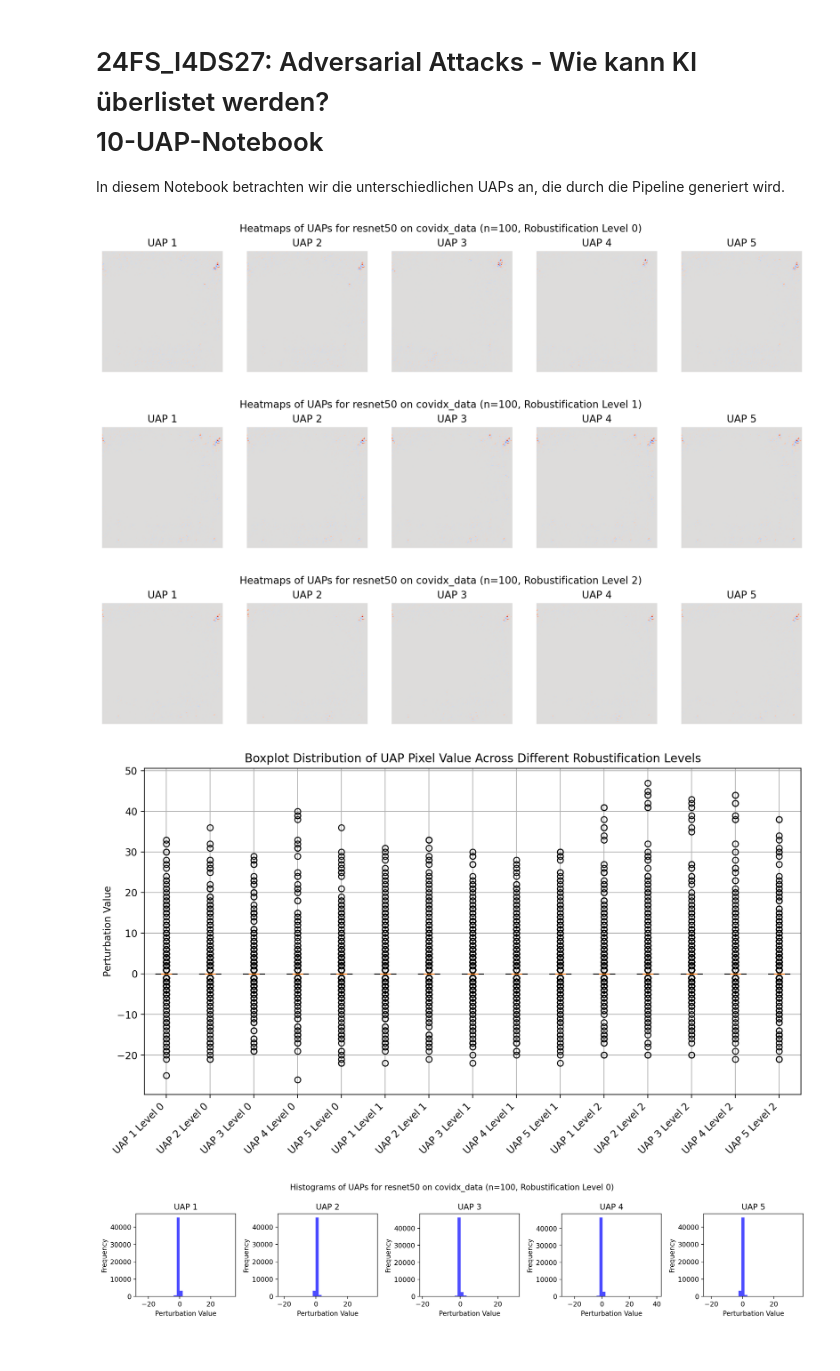
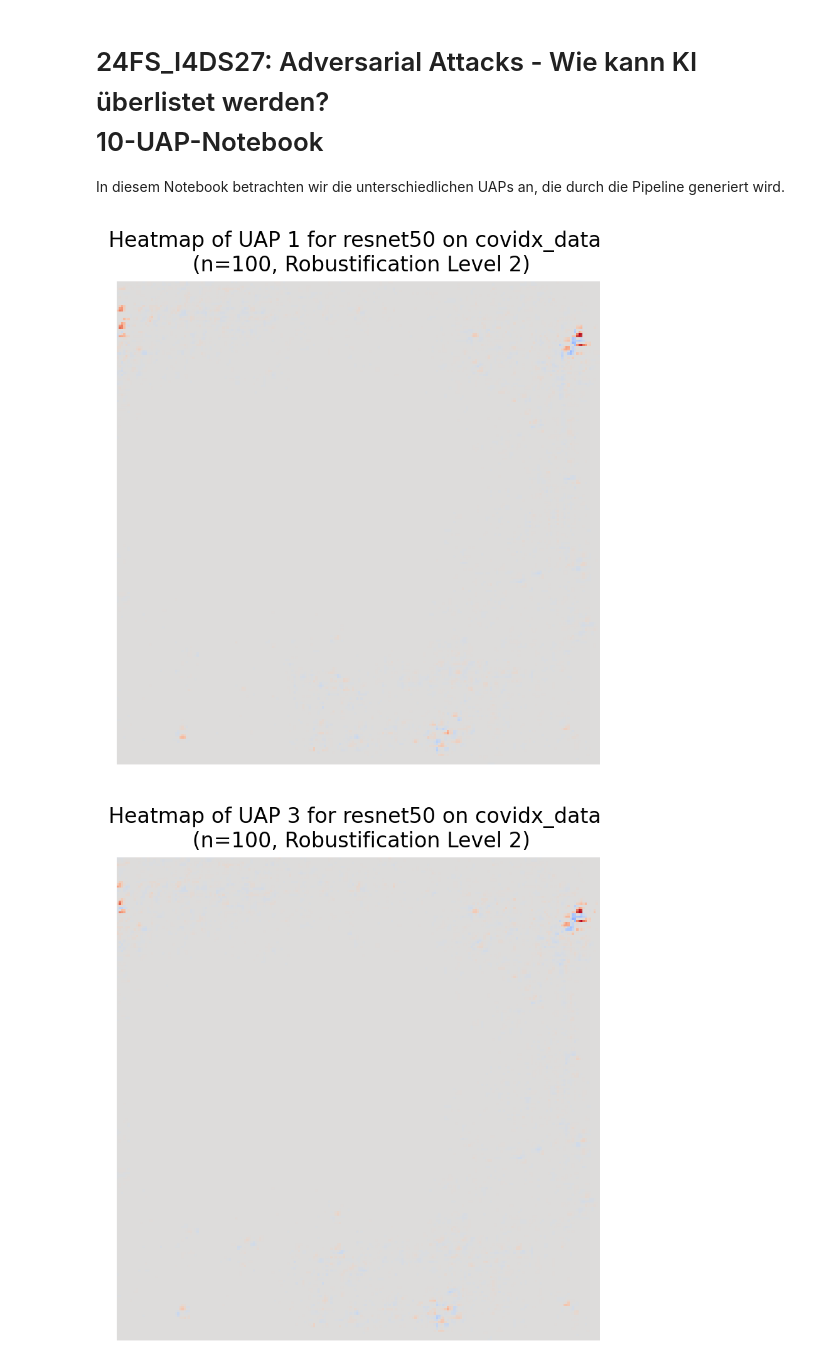
Before and after one commit to AdversarialAttacks/main, a Jupyter notebook: notebooks/10-UAP.ipynb, the cells around one changed output. Cells and saved outputs as stored; diff of their text form; code cells hidden in the pictures.

```diff
--- a/notebooks/10-UAP.ipynb
+++ b/notebooks/10-UAP.ipynb
@@ -21,11 +21,15 @@ import yaml
 plt.rcParams['figure.dpi'] = 200
 plt.rcParams['figure.figsize'] = (16, 8)
 # %%
-class Perturbation:
-    def __init__(self, model, dataset, n_image):
+class UAP_EDA:
+    def __init__(self, model, dataset, n_image, robustification_level=0):
         self.model = model
         self.dataset = dataset
         self.n_image = n_image
+        self.robustification_level = robustification_level
+
+        if robustification_level is not None:
+            self.uaps_examples = self.read_perturbations(robustification_level)
 
     def read_perturbations(self, n_robustification):
         uap_path = f"robustified_models/{self.model}-{self.dataset}-n_{self.n_image}-robustification_{n_robustification}/01_UAPs_pre_robustification/UAPs_tensor.pt"
@@ -82,41 +86,53 @@ class Perturbation:
                     data.append(perturbations)
                     labels.append(f"UAP {i+1} Level {n_robustification}")
 
         plt.figure(figsize=(12, 6))
         plt.boxplot(data, labels=labels, notch=True, patch_artist=True)
         plt.xticks(rotation=45, ha="right")
         plt.ylabel('Perturbation Value')
         plt.title('Boxplot Distribution of UAP Pixel Value Across Different Robustification Levels')
         plt.grid(True)
         plt.show()
 
 
-    def plot_histogram(self, max_robustification, bins=30):
+    def plot_histogram(self, max_robustification, bins=100):
         for n_robustification in range(0, max_robustification):
             uaps = self.read_perturbations(n_robustification)
             if uaps is not None:
                 fig, axs = plt.subplots(1, 5, figsize=(15, 3), tight_layout=True)
                 for i in range(5):
                     uap = uaps[i]
                     perturbations = uap.mean(dim=0).cpu().squeeze().numpy().astype(int).flatten()
                     axs[i].hist(perturbations, bins=bins, color='blue', alpha=0.7)
                     axs[i].set_title(f'UAP {i+1}')
                     axs[i].set_xlabel('Perturbation Value')
                     axs[i].set_ylabel('Frequency')
 
                 fig.suptitle(f'Histograms of UAPs for {self.model} on {self.dataset} (n={self.n_image}, Robustification Level {n_robustification})')
                 plt.show()
             else:
                 print(f"Skipping histogram for robustification level {n_robustification} due to missing file.")
 
-p = Perturbation("resnet50", "covidx_data", 100)
-p.visualize_perturbations(max_robustification=3)
-#p.statistical_perturbations(max_robustification=3)
-p.visualize_boxplot(max_robustification=3)
-p.plot_histogram(max_robustification=3)
+
+    def visualize_uap_example(self, n_uap):
+        if self.uaps_examples is not None:
+            i_uap = self.uaps_examples[n_uap]
+            i_perturbations = i_uap.mean(dim=0).cpu().squeeze().numpy().astype(int)
+            vmax = np.abs(i_perturbations).max()
+            fig, ax = plt.subplots(1, 1, figsize=(5, 5))
+            plt.imshow(i_perturbations, cmap="coolwarm", vmin=-vmax, vmax=vmax)
+            plt.axis('off')
+            plt.title(f'Heatmap of UAP {n_uap} for {self.model} on {self.dataset} \n (n={self.n_image}, Robustification Level {self.robustification_level})')
+            plt.show()
+        else:
+            print(f"UAP example not found for UAP {n_uap}.")
+
+p = UAP_EDA("resnet50", "covidx_data", 100, robustification_level=2)
+#p.visualize_perturbations(max_robustification=3)
+#p.visualize_boxplot(max_robustification=3)
+#p.plot_histogram(max_robustification=3)
+p.visualize_uap_example(1)
+p.visualize_uap_example(3)
 # %% [output]
-[figure, old version]
+[figure, new version]
-[figure, old version]
+[figure, new version]
-[figure, removed]
-[figure, removed]
-[figure, removed]
```
Also changed, not shown: parts of 1 cell of this notebook.
